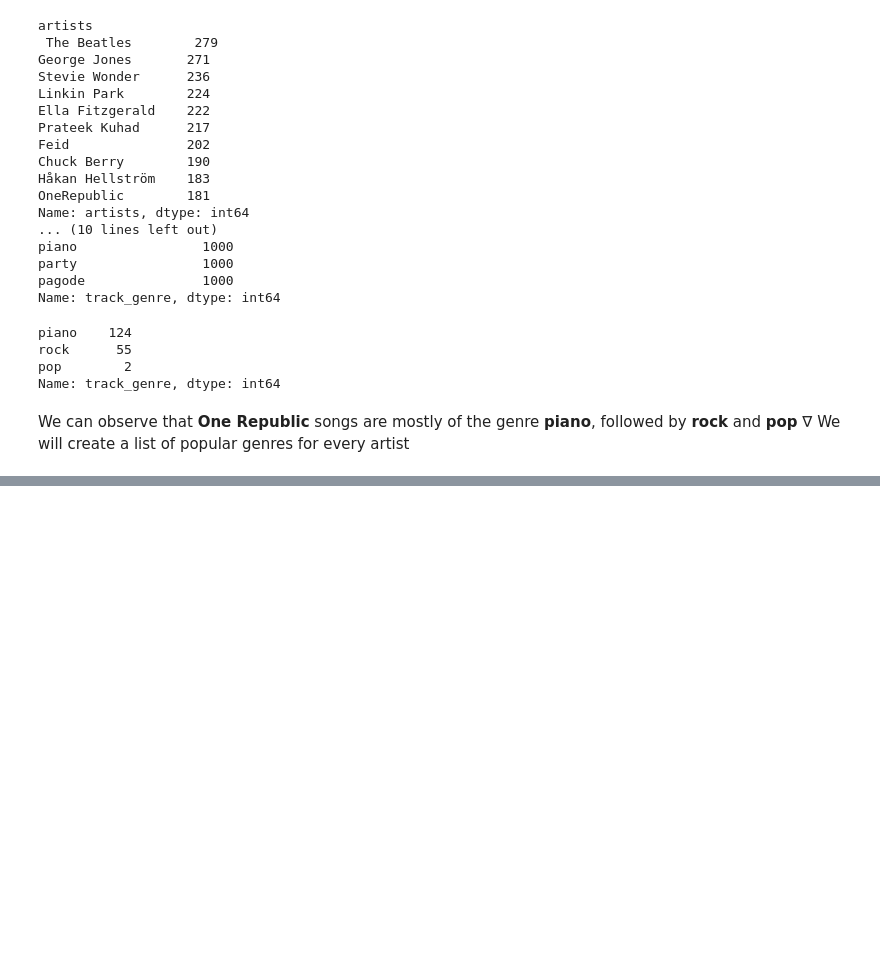
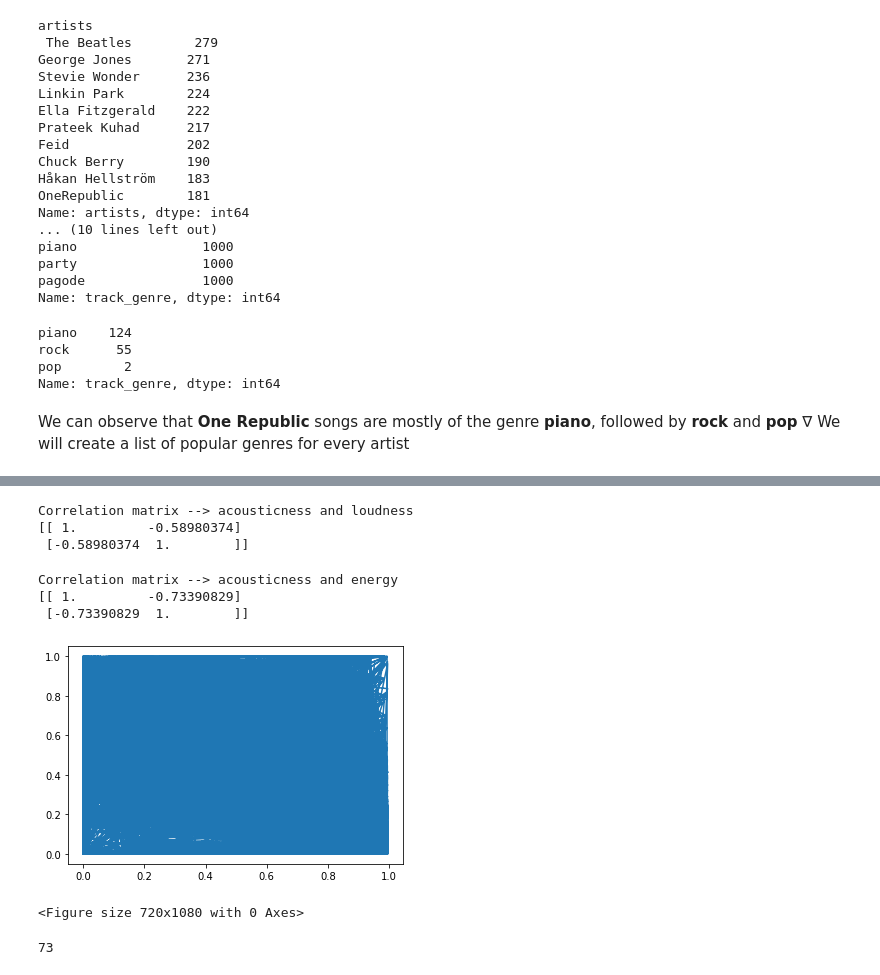
Before and after one commit to abhi-11nav/Spotify-data-Analysis, a Jupyter notebook: Spotify_Music_Analysis.ipynb, the cells around one changed output, grey strips where cells are left out. Drawn from its saved outputs; the diff is of its cells as text; code cells hidden in the pictures; blank space fills up the shorter version.

```diff
--- a/Spotify_Music_Analysis.ipynb
+++ b/Spotify_Music_Analysis.ipynb
@@ -229,0 +283,23 @@ artists_genre.to_csv("artists_famous_genre.csv")
+# %%
+print("Correlation matrix --> acousticness and loudness")
+print(np.corrcoef(data["acousticness"], data["loudness"]))
+# %% [output]
+Correlation matrix --> acousticness and loudness
+[[ 1.         -0.58980374]
+ [-0.58980374  1.        ]]
+# %%
+print("Correlation matrix --> acousticness and energy")
+print(np.corrcoef(data["acousticness"], data["energy"]))
+# %% [output]
+Correlation matrix --> acousticness and energy
+[[ 1.         -0.73390829]
+ [-0.73390829  1.        ]]
+# %%
+plt.plot(data["acousticness"], data["energy"])
+plt.figure(figsize=(10,15))
+plt.show()
+
+# This graph shows us that there is no storng correlation between the features.
+# %% [output]
+[figure, added]
+<Figure size 720x1080 with 0 Axes>
@@ -229,0 +318,4 @@ artists_genre.to_csv("artists_famous_genre.csv")
+# %%
+sns.scatter(data[][:10000],data[][:10000], hue=data["popular"])
+# %% [output]
+73
```
Also changed, not shown: parts of 10 cells of this notebook.
